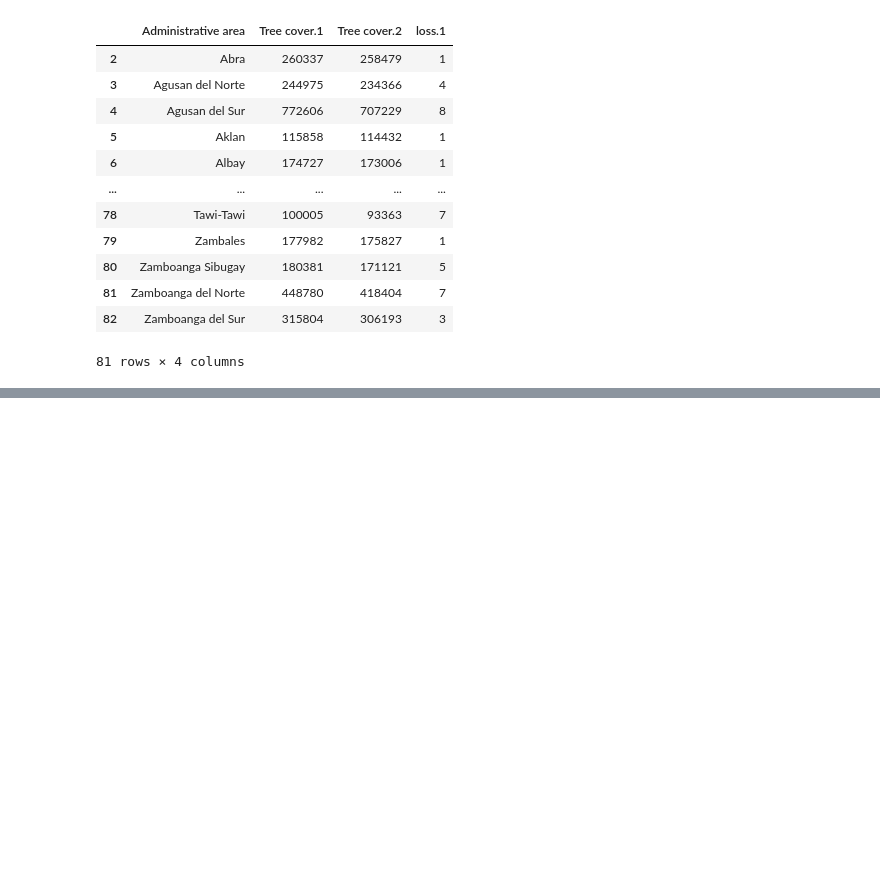
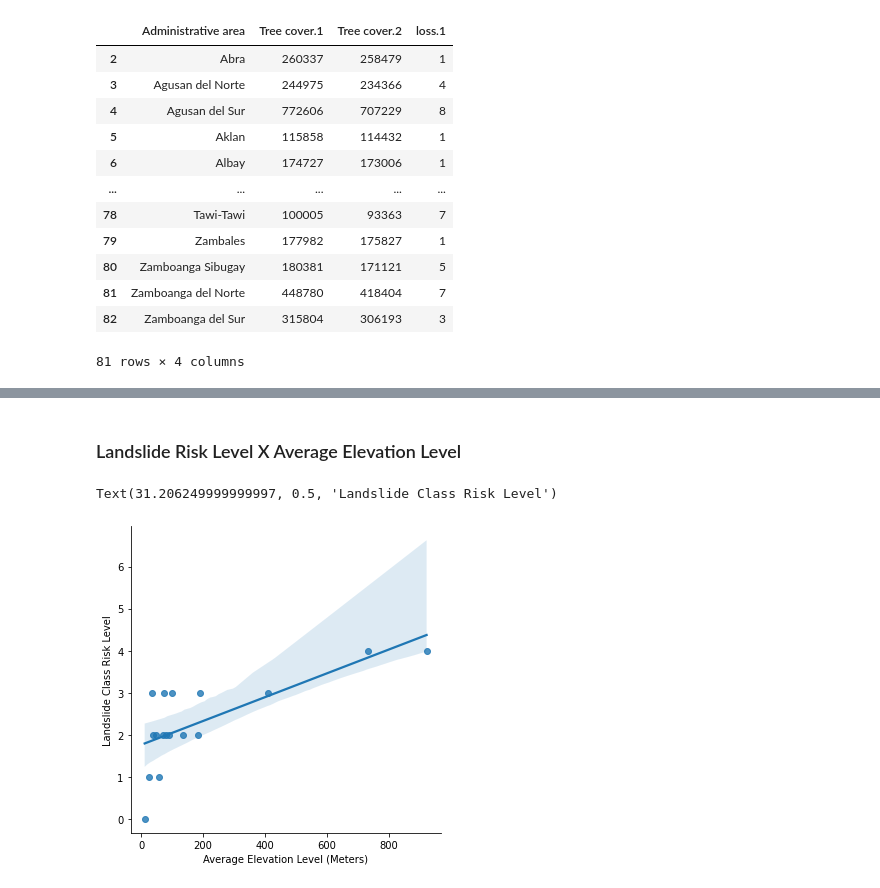
Before and after one commit to AlexDiata/ITBA_3205_Eart-Benders, a Jupyter notebook: Codes/LandSlideRisk.ipynb, the cells around one changed output, grey strips where cells are left out. Saved outputs shown, nothing was run; the diff lists cells and outputs as text; code cells hidden in the pictures; blank space fills up the shorter version.

```diff
--- a/Codes/LandSlideRisk.ipynb
+++ b/Codes/LandSlideRisk.ipynb
@@ -195,0 +205,6 @@ plt.show()
+# %%
+#Dataframe
+url = 'https://raw.githubusercontent.com/AlexDiata/ITBA_3205_Eart-Benders/main/DATASET/Average%20Elevation%20Level%20-%20Philippines%20(Regional%20Level).csv'
+df4 = pan.read_csv(url)
+df4 = df4.replace({'Region' : { 'Cordillera Administrative region' : 'Cordillera Administrative region', 'Autonomous region in Muslim Mindanao' : 'Autonomous region in Muslim Mindanao', 'National Capital region' : 'National Capital region'}})
+display(df4)
@@ -195,0 +262,4 @@ plt.show()
+# %%
+df4.Region = df4.Region.apply(str).str.strip()
+merged2 = gdf.merge(df4, on='Region', how= 'outer')
+display(merged2)
@@ -214,0 +319,10 @@ display(mergedf)
+# %% [markdown]
+### Landslide Risk Level X Average Elevation Level
+# %%
+#Linear Regression
+sb.lmplot('elevation_m','LS_Class', data=merged2)
+plt.xlabel('Average Elevation Level (Meters)')
+plt.ylabel('Landslide Class Risk Level')
+# %% [output]
+Text(31.206249999999997, 0.5, 'Landslide Class Risk Level')
+[figure, added]
```
Also changed, not shown: parts of 31 cells of this notebook.
